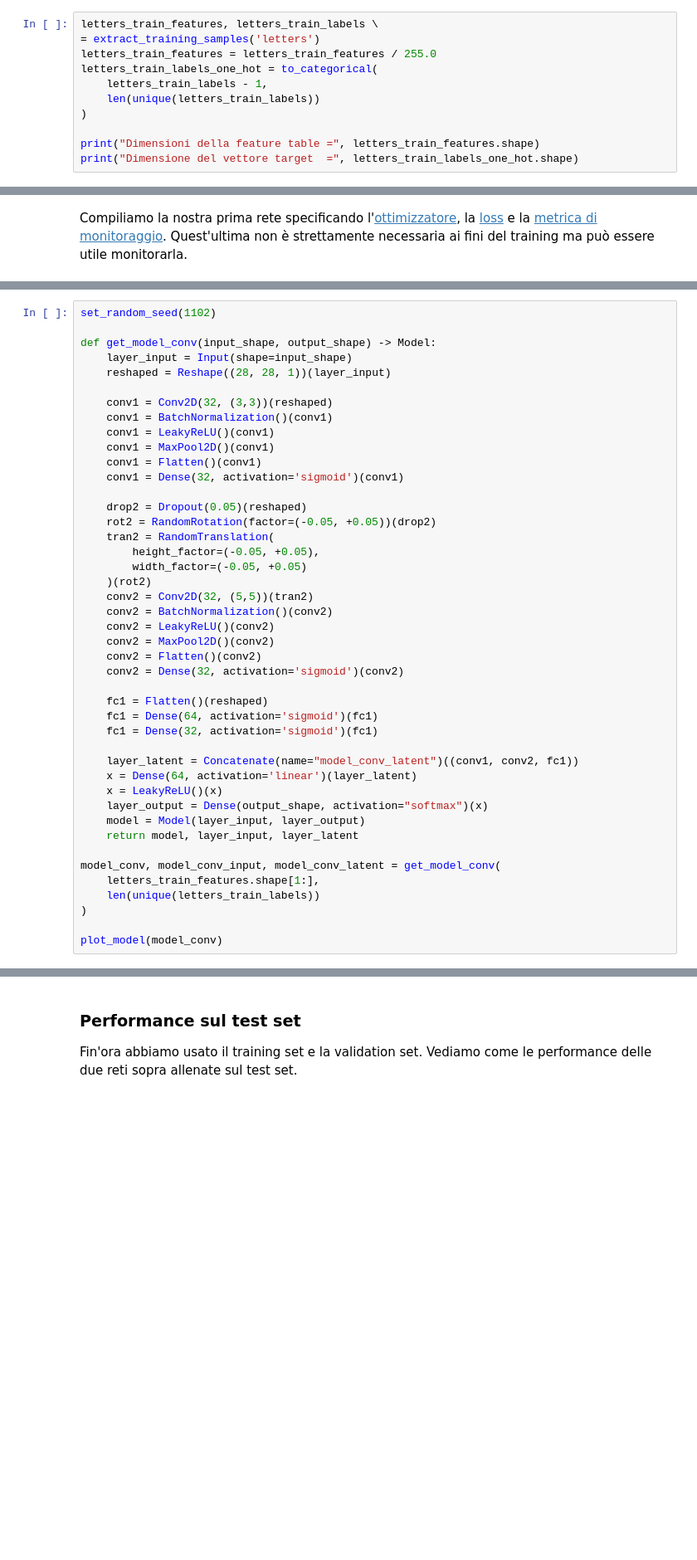
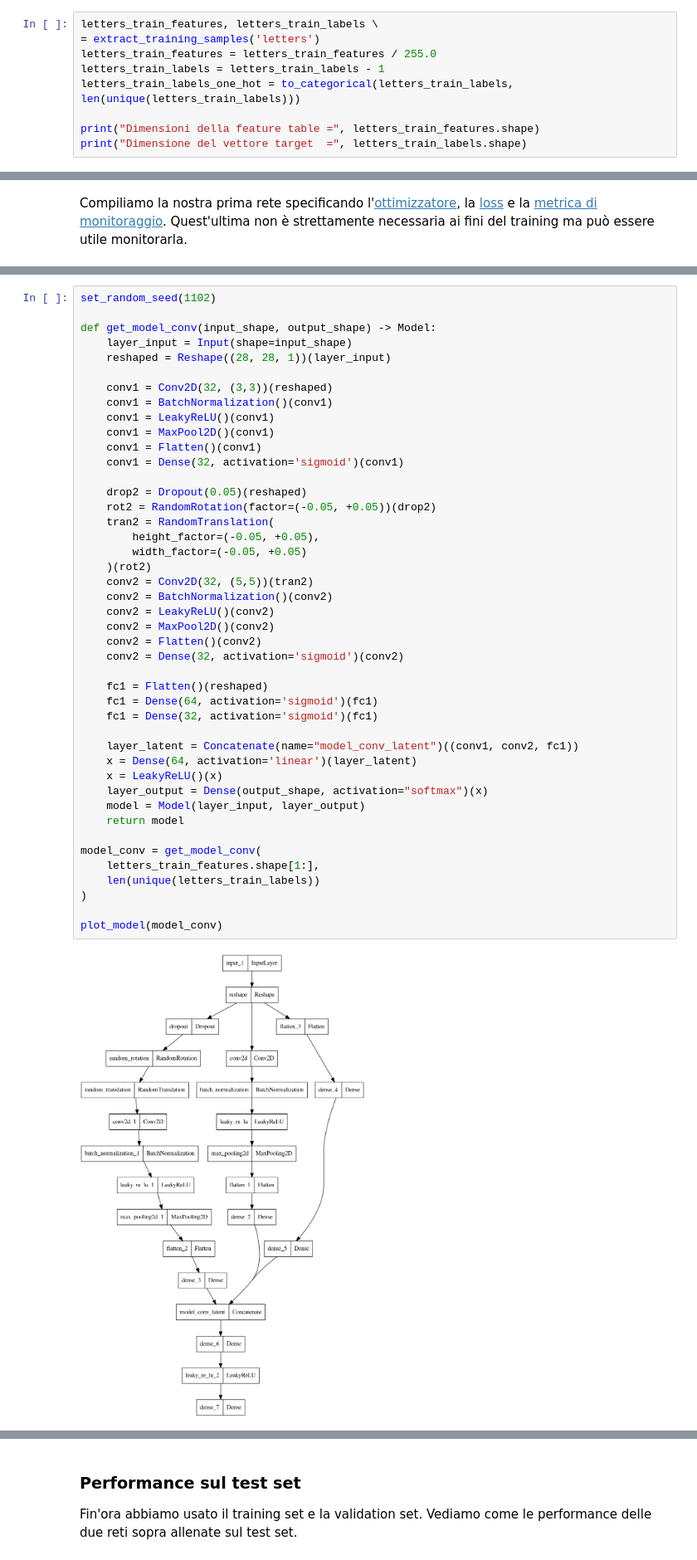
Before and after one commit to ngshya/isp-tutorial, a Jupyter notebook: isp-tutorial-nn.ipynb, the cells around one changed output, grey strips where cells are left out. Shown at 83% size. Drawn from its saved outputs; the diff is of its cells as text; blank space fills up the shorter version.

Commit message:
complete notebook with saved models

```diff
--- a/isp-tutorial-nn.ipynb
+++ b/isp-tutorial-nn.ipynb
@@ -106,10 +157,8 @@ Come primo passo, normalizziamo tutte le features nel range [0, 1] e facciamo in
 letters_train_features, letters_train_labels \
 = extract_training_samples('letters')
 letters_train_features = letters_train_features / 255.0
-letters_train_labels_one_hot = to_categorical(
-    letters_train_labels - 1,
-    len(unique(letters_train_labels))
-)
+letters_train_labels = letters_train_labels - 1
+letters_train_labels_one_hot = to_categorical(letters_train_labels, len(unique(letters_train_labels)))
 
 print("Dimensioni della feature table =", letters_train_features.shape)
-print("Dimensione del vettore target  =", letters_train_labels_one_hot.shape)
+print("Dimensione del vettore target  =", letters_train_labels.shape)
@@ -215,33 +314,35 @@ def get_model_conv(input_shape, output_shape) -> Model:
     conv1 = Dense(32, activation='sigmoid')(conv1)
 
     drop2 = Dropout(0.05)(reshaped)
     rot2 = RandomRotation(factor=(-0.05, +0.05))(drop2)
     tran2 = RandomTranslation(
         height_factor=(-0.05, +0.05),
         width_factor=(-0.05, +0.05)
     )(rot2)
     conv2 = Conv2D(32, (5,5))(tran2)
     conv2 = BatchNormalization()(conv2)
     conv2 = LeakyReLU()(conv2)
     conv2 = MaxPool2D()(conv2)
     conv2 = Flatten()(conv2)
     conv2 = Dense(32, activation='sigmoid')(conv2)
 
     fc1 = Flatten()(reshaped)
     fc1 = Dense(64, activation='sigmoid')(fc1)
     fc1 = Dense(32, activation='sigmoid')(fc1)
 
     layer_latent = Concatenate(name="model_conv_latent")((conv1, conv2, fc1))
     x = Dense(64, activation='linear')(layer_latent)
     x = LeakyReLU()(x)
     layer_output = Dense(output_shape, activation="softmax")(x)
     model = Model(layer_input, layer_output)
-    return model, layer_input, layer_latent
+    return model
 
-model_conv, model_conv_input, model_conv_latent = get_model_conv(
+model_conv = get_model_conv(
     letters_train_features.shape[1:],
     len(unique(letters_train_labels))
 )
 
 plot_model(model_conv)
+# %% [output]
+[figure, added]
 # %%
```
Also changed, not shown: parts of 51 cells of this notebook, 9 other files.
